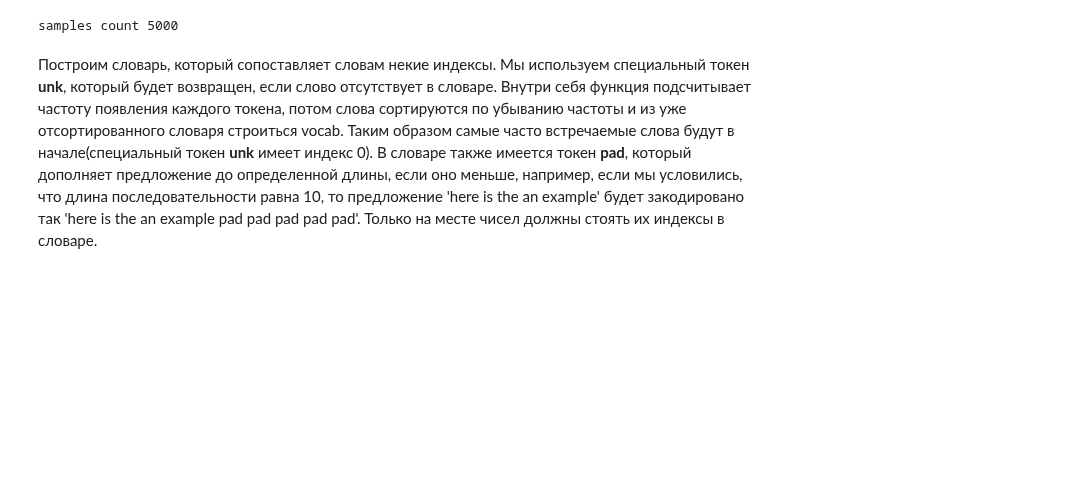
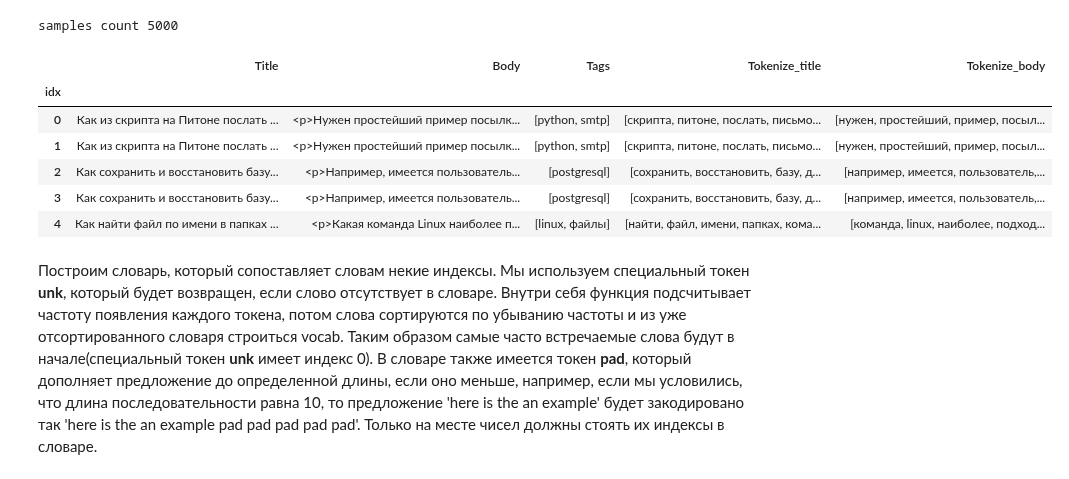
Before and after one commit to agorinenko/multi-tagging-classification, a Jupyter notebook: rnn_base_line.ipynb, the cells around one changed output. Cells and saved outputs as stored; diff of their text form; code cells hidden in the pictures; blank space fills up the shorter version.

```diff
--- a/rnn_base_line.ipynb
+++ b/rnn_base_line.ipynb
@@ -50,30 +50,38 @@ device(type='cpu')
 # %% [markdown]
 # Предобработка текста
 # %%
-file_path = 'data/stackoverflow_posts.csv'
-# file_path = '/content/drive/MyDrive/stackoverflow_posts.csv'
+from ast import literal_eval
 
-nrows = 20_000
+
+file_path = 'data/clear_stackoverflow_posts.csv'
+vocab_file_path = 'data/vocab_stackoverflow_posts.pkl'
+# file_path = '/content/drive/MyDrive/clear_stackoverflow_posts.csv'
+
+nrows = 5_000
 # 300_000
-raw_df = pd.read_csv(file_path)
-df = raw_df[~raw_df['Tags'].isna()]
-
-df = df.iloc[:nrows, :]
-df.reset_index(inplace=True)
+df = pd.read_csv(file_path, nrows=nrows, index_col='idx',
+                 converters={'Tokenize_title': literal_eval, 'Tokenize_body': literal_eval, 'Tags': literal_eval})
 # Всего - 912090
 
 print(f'samples count {df.shape[0]}')
 # %% [output]
 samples count 5000
-# %%
-df.fillna('', inplace=True)
 # %%
-def parse_tags(value):
-    tags = value.replace('<', '').split('>')
-    return [tag for tag in tags if tag]
+# def parse_tags(value):
+#     tags = value.replace('<', '').split('>')
+#     return [tag for tag in tags if tag]
 
 
-df["Tags"] = df["Tags"].apply(lambda x: parse_tags(x))
+# df["Tags"] = df["Tags"].apply(lambda x: parse_tags(x))
+df.head()
+# %% [output]
+|  | Title | Body | Tags | Tokenize_title | Tokenize_body |
+| idx |  |  |  |  |  |
+| 0 | Как из скрипта на Питоне послать ... | <p>Нужен простейший пример посылк... | [python, smtp] | [скрипта, питоне, послать, письмо... | [нужен, простейший, пример, посыл... |
+| 1 | Как из скрипта на Питоне послать ... | <p>Нужен простейший пример посылк... | [python, smtp] | [скрипта, питоне, послать, письмо... | [нужен, простейший, пример, посыл... |
+| 2 | Как сохранить и восстановить базу... | <p>Например, имеется пользователь... | [postgresql] | [сохранить, восстановить, базу, д... | [например, имеется, пользователь,... |
+| 3 | Как сохранить и восстановить базу... | <p>Например, имеется пользователь... | [postgresql] | [сохранить, восстановить, базу, д... | [например, имеется, пользователь,... |
+| 4 | Как найти файл по имени в папках ... | <p>Какая команда Linux наиболее п... | [linux, файлы] | [найти, файл, имени, папках, кома... | [команда, linux, наиболее, подход... |
 # %%
 stop_words = set(stopwords.words('russian'))
 punctuation = set(string.punctuation)
```
Also changed, not shown: parts of 10 cells of this notebook, 1 other file.
